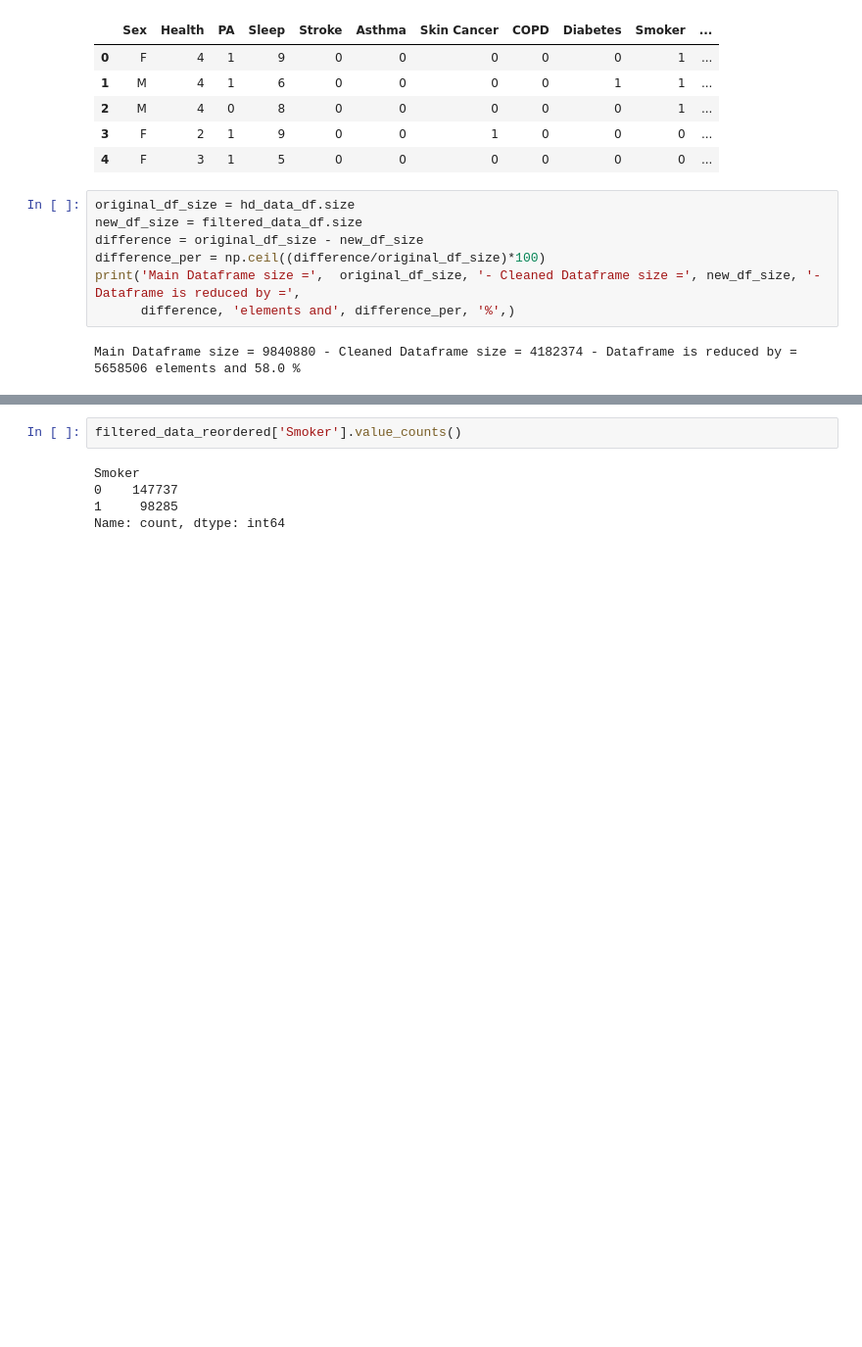
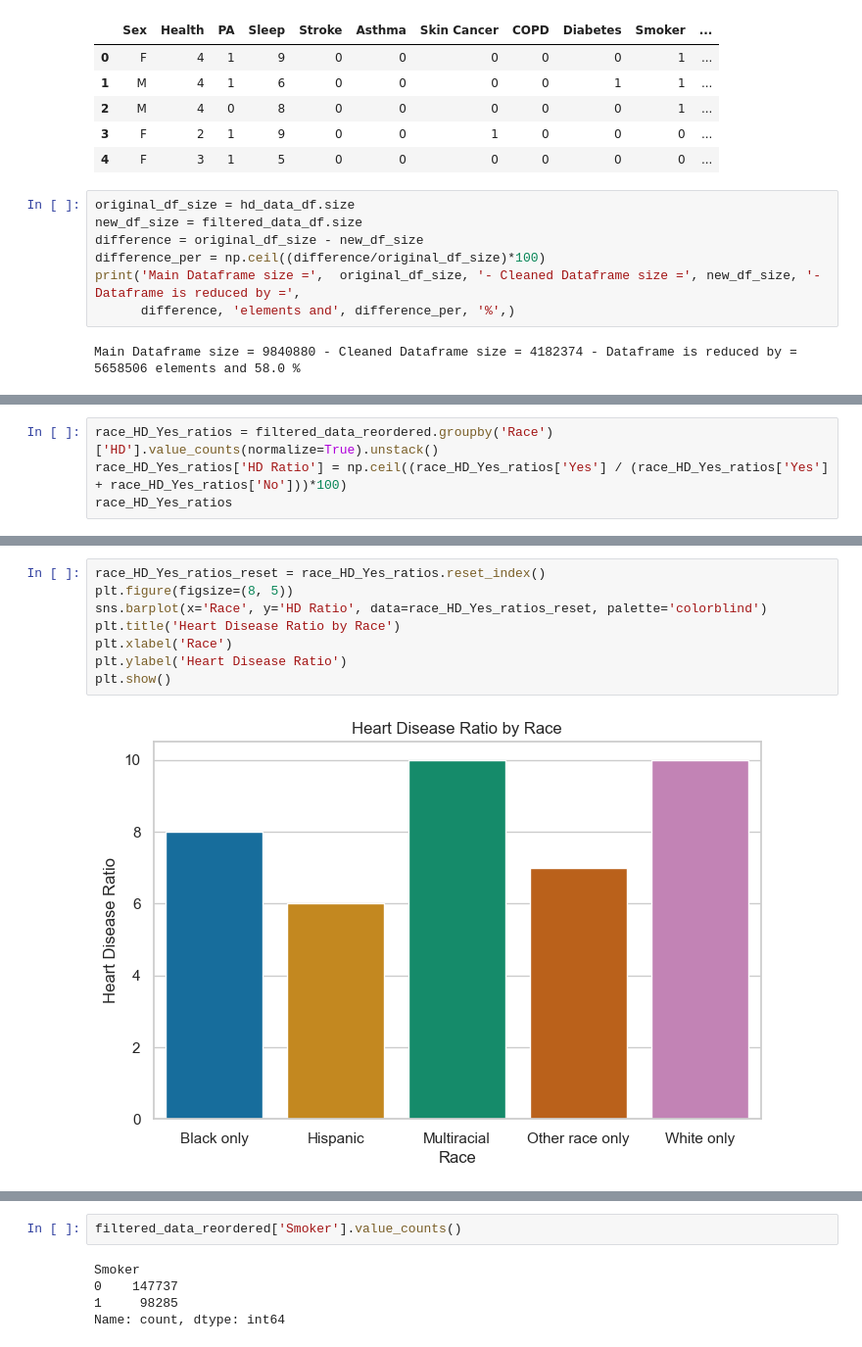
Before and after one commit to hotredcar/Project-1-Group-4, a Jupyter notebook: main-ali.ipynb, the cells around one changed output, grey strips where cells are left out. Shown at 98% size. Saved outputs shown, nothing was run; the diff lists cells and outputs as text; blank space fills up the shorter version.

```diff
--- a/main-ali.ipynb
+++ b/main-ali.ipynb
@@ -209,0 +252,4 @@ dtype: int64
+# %%
+race_HD_Yes_ratios = filtered_data_reordered.groupby('Race')['HD'].value_counts(normalize=True).unstack()
+race_HD_Yes_ratios['HD Ratio'] = np.ceil((race_HD_Yes_ratios['Yes'] / (race_HD_Yes_ratios['Yes'] + race_HD_Yes_ratios['No']))*100)
+race_HD_Yes_ratios
@@ -209,0 +264,10 @@ dtype: int64
+# %%
+race_HD_Yes_ratios_reset = race_HD_Yes_ratios.reset_index()
+plt.figure(figsize=(8, 5))
+sns.barplot(x='Race', y='HD Ratio', data=race_HD_Yes_ratios_reset, palette='colorblind')
+plt.title('Heart Disease Ratio by Race')
+plt.xlabel('Race')
+plt.ylabel('Heart Disease Ratio')
+plt.show()
+# %% [output]
+[figure, added]
```
Also changed, not shown: parts of 55 cells of this notebook, 2 other files.
